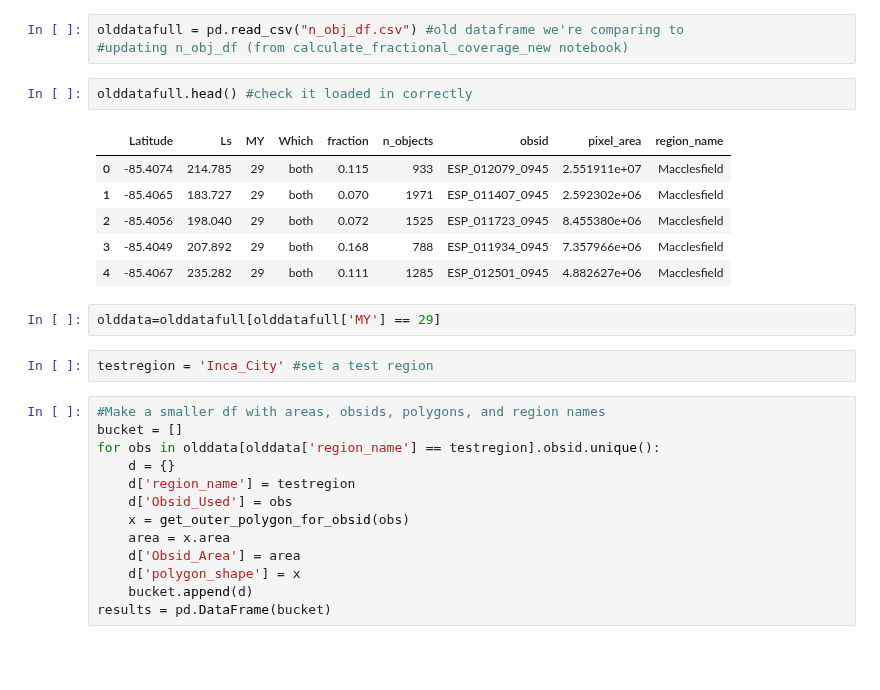
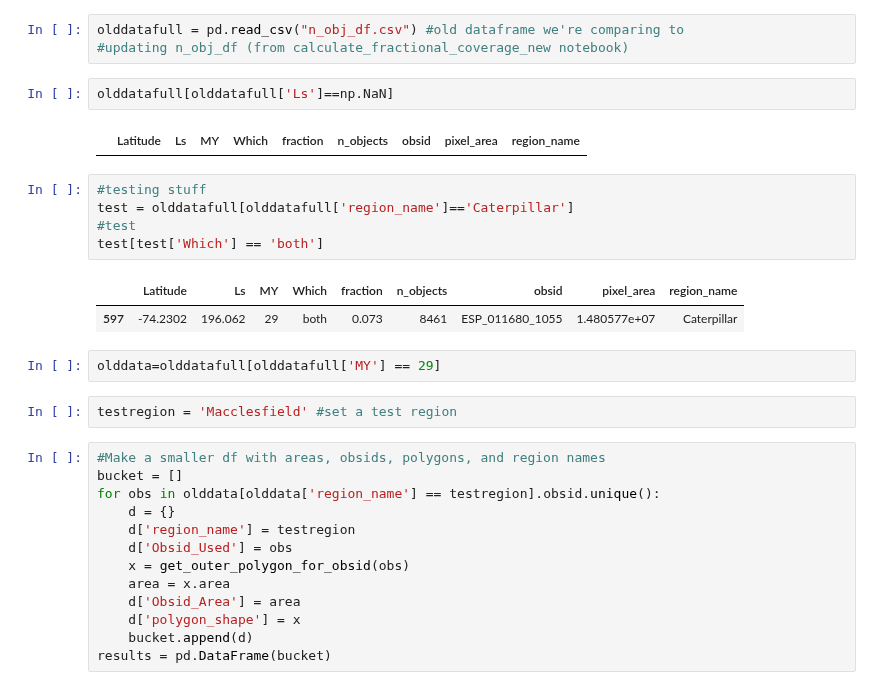
Before and after one commit to zalfalah/Honors, a Jupyter notebook: Creating Combo DF Specific Case .ipynb, the cells around one changed output. Saved outputs shown, nothing was run; the diff lists cells and outputs as text; blank space fills up the shorter version.

```diff
--- a/Creating Combo DF Specific Case .ipynb
+++ b/Creating Combo DF Specific Case .ipynb
@@ -232,19 +232,22 @@ def interchecker(polygon_array):
 # %%
 olddatafull = pd.read_csv("n_obj_df.csv") #old dataframe we're comparing to
 #updating n_obj_df (from calculate_fractional_coverage_new notebook)
-# %%
-olddatafull.head() #check it loaded in correctly
-# %% [output]
-|  | Latitude | Ls | MY | Which | fraction | n_objects | obsid | pixel_area | region_name |
-| 0 | -85.4074 | 214.785 | 29 | both | 0.115 | 933 | ESP_012079_0945 | 2.551911e+07 | Macclesfield |
-| 1 | -85.4065 | 183.727 | 29 | both | 0.070 | 1971 | ESP_011407_0945 | 2.592302e+06 | Macclesfield |
-| 2 | -85.4056 | 198.040 | 29 | both | 0.072 | 1525 | ESP_011723_0945 | 8.455380e+06 | Macclesfield |
-| 3 | -85.4049 | 207.892 | 29 | both | 0.168 | 788 | ESP_011934_0945 | 7.357966e+06 | Macclesfield |
-| 4 | -85.4067 | 235.282 | 29 | both | 0.111 | 1285 | ESP_012501_0945 | 4.882627e+06 | Macclesfield |
+# %%
+olddatafull[olddatafull['Ls']==np.NaN]
+# %% [output]
+|  | Latitude | Ls | MY | Which | fraction | n_objects | obsid | pixel_area | region_name |
+# %%
+#testing stuff
+test = olddatafull[olddatafull['region_name']=='Caterpillar']
+#test
+test[test['Which'] == 'both']
+# %% [output]
+|  | Latitude | Ls | MY | Which | fraction | n_objects | obsid | pixel_area | region_name |
+| 597 | -74.2302 | 196.062 | 29 | both | 0.073 | 8461 | ESP_011680_1055 | 1.480577e+07 | Caterpillar |
 # %%
 olddata=olddatafull[olddatafull['MY'] == 29]
 # %%
-testregion = 'Inca_City' #set a test region
+testregion = 'Macclesfield' #set a test region
 # %%
 #Make a smaller df with areas, obsids, polygons, and region names
 bucket = []
```
Also changed, not shown: parts of 11 cells of this notebook, 2 other files.
